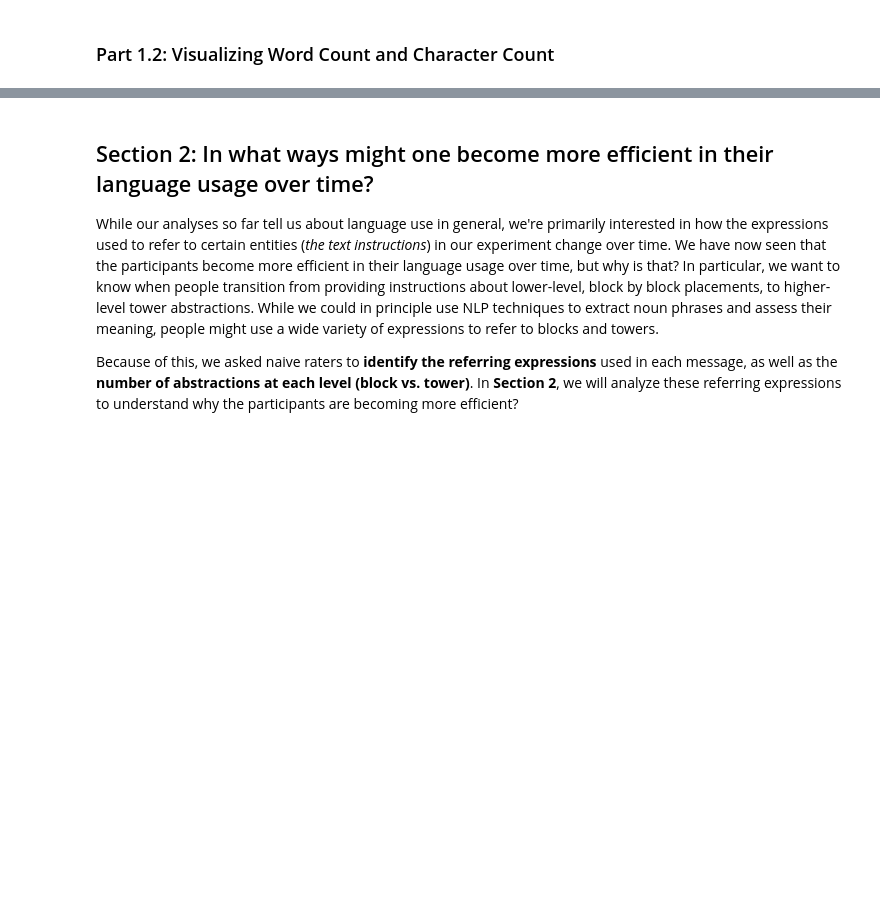
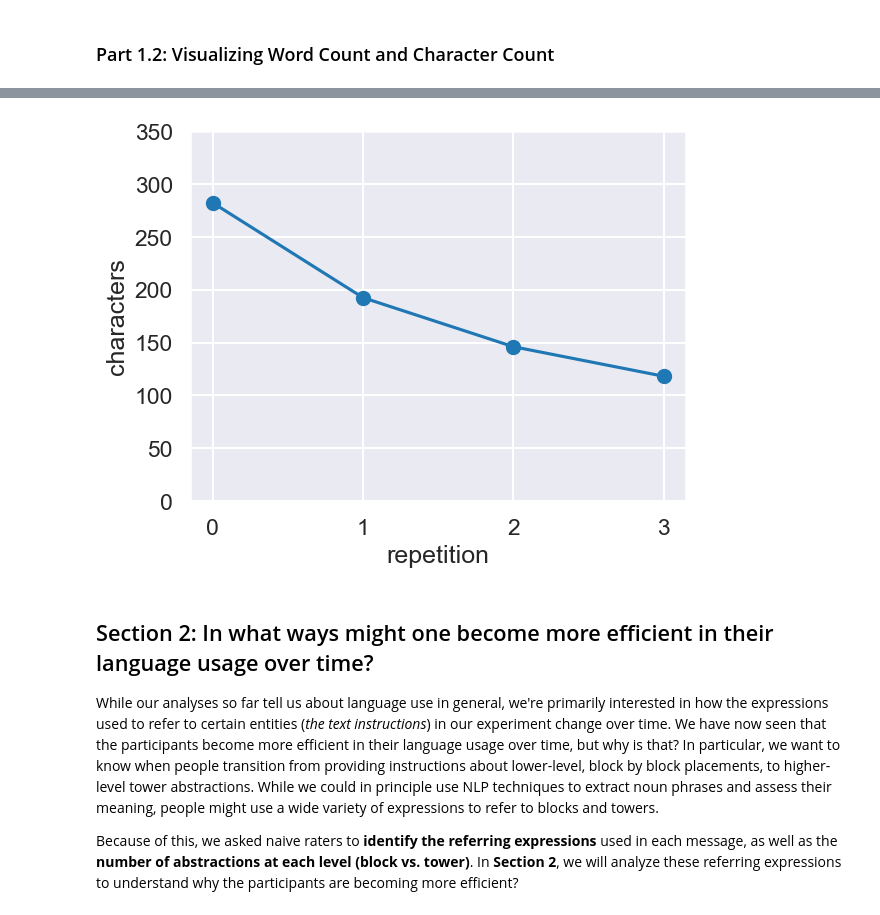
Before and after one commit to cogtoolslab/compositional-abstractions-tutorial, a Jupyter notebook: notebooks/ca_language.ipynb, the cells around one changed output, grey strips where cells are left out. Saved outputs shown, nothing was run; the diff lists cells and outputs as text; code cells hidden in the pictures; blank space fills up the shorter version.

```diff
--- a/notebooks/ca_language.ipynb
+++ b/notebooks/ca_language.ipynb
@@ -171,13 +205,15 @@ plt.show()
 # %%
 ## MASKED FROM STUDENT VERSION
 
 # plot char count over repetitions
-plt.plot(means['char_count'], linestyle='-', marker='o', markersize=10)
+plt.plot(repNum_grouped_means['char_count'], linestyle='-', marker='o', markersize=10)
 plt.xlabel('repetition')
 plt.ylabel('characters')
 #plt.xlim(0.75, 4.25)
 plt.ylim(0, 350)
 plt.show()
+# %% [output]
+[figure, added]
 # %% [markdown]
 ## Section 2: In what ways might one become more efficient in their language usage over time?
 
```
Also changed, not shown: parts of 8 cells of this notebook, 1 other file.
